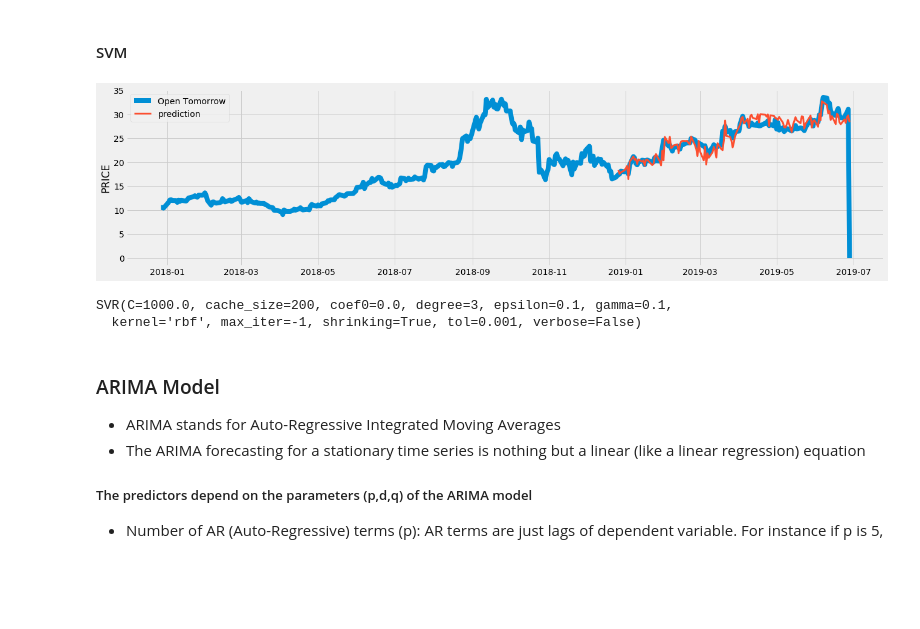
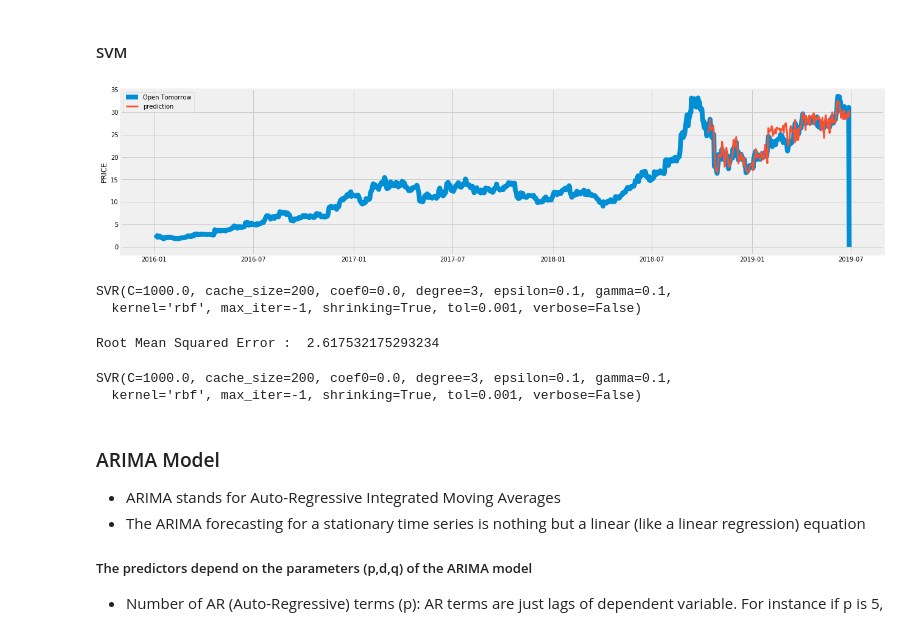
Before and after one commit to satwik2663/Machine-Learning-AMD-Stock-data-analysis-and-Trading-Strategies, a Jupyter notebook: portfolio.ipynb, the cells around one changed output. Drawn from its saved outputs; the diff is of its cells as text; code cells hidden in the pictures; blank space fills up the shorter version.

```diff
--- a/portfolio.ipynb
+++ b/portfolio.ipynb
@@ -673,22 +683,22 @@ predictions_ema = ema_bstr()
 # %% [markdown]
 #### SVM
 # %%
-X_train = amd[['Open','Open_Close','High_Low','log_Vol']][:750].values
-y_train = amd[['Open_tmr']][:750].values
-X_test = amd[['Open','Open_Close','High_Low','log_Vol']][750:].values
-y_test = amd[['Open_tmr']][750:].values
+X_train = amd[['Open','Open_Close','High_Low','log_Vol']][:700].values
+y_train = amd[['Open_tmr']][:700].values
+X_test = amd[['Open','Open_Close','High_Low','log_Vol']][700:].values
+y_test = amd[['Open_tmr']][700:].values
 # %%
 svr_rbf = SVR(kernel='rbf', C=1e3, gamma=0.1)
 svr_rbf.fit(X_train, y_train)
 y_pred_svm = svr_rbf.predict(X_test)
 plt.figure(figsize=(20,5))
-plt.plot(amd['Date'][500:],amd['Open_tmr'][500:], linewidth=8, label = 'Open Tomorrow')
-plt.plot(amd['Date'][750:], y_pred_svm, linewidth=3, label = 'prediction')
+plt.plot(amd['Date'][:],amd['Open_tmr'][:], linewidth=8, label = 'Open Tomorrow')
+plt.plot(amd['Date'][700:], y_pred_svm, linewidth=3, label = 'prediction')
 plt.ylabel('PRICE')
 plt.legend()
 plt.show()
 # %% [output]
-[figure, old version]
+[figure, new version]
 # %%
 svr_rbf
 # %% [output]
@@ -697,8 +707,13 @@ SVR(C=1000.0, cache_size=200, coef0=0.0, degree=3, epsilon=0.1, gamma=0.1,
 # %%
 root_mean_sq_error = sqrt(mean_squared_error(y_test, y_pred_svm))
 print('Root Mean Squared Error : ', root_mean_sq_error)
+# %% [output]
+Root Mean Squared Error :  2.617532175293234
 # %%
 svr_rbf
+# %% [output]
+SVR(C=1000.0, cache_size=200, coef0=0.0, degree=3, epsilon=0.1, gamma=0.1,
+  kernel='rbf', max_iter=-1, shrinking=True, tol=0.001, verbose=False)
 # %% [markdown]
 ### ARIMA Model
 - ARIMA stands for Auto-Regressive Integrated Moving Averages
```
Also changed, not shown: parts of 43 cells of this notebook.
